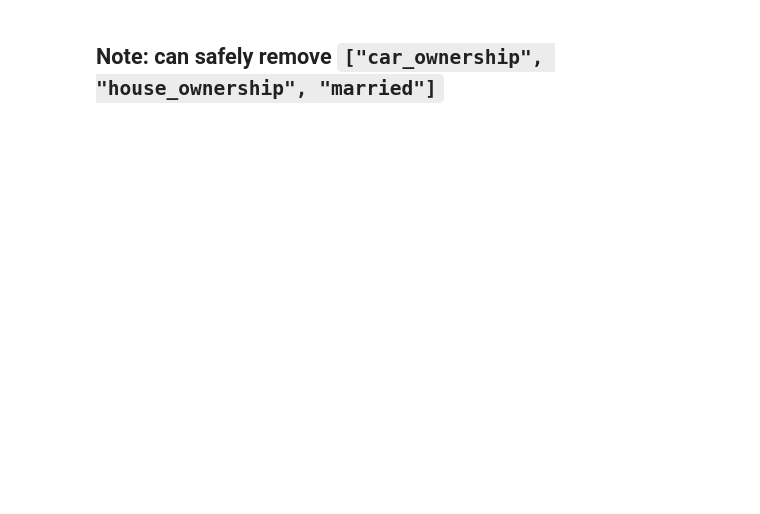
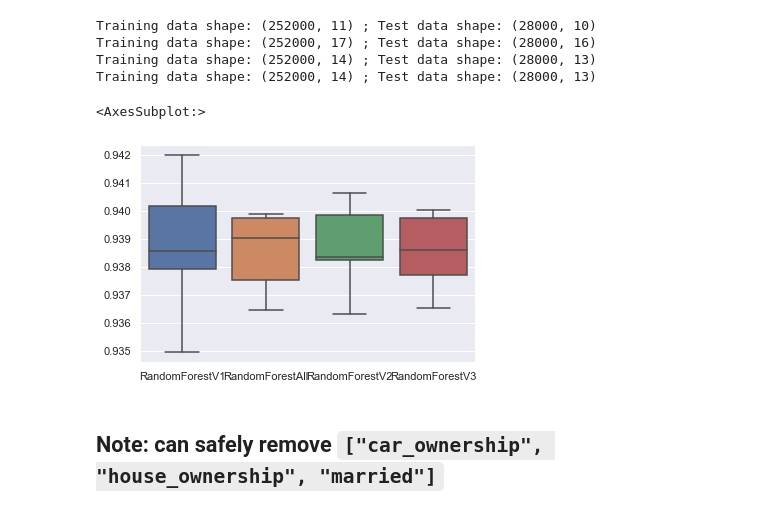
Before and after one commit to Thalaivar/univ_ai_hackathon, a Jupyter notebook: runs.ipynb, the cells around one changed output. Cells and saved outputs as stored; diff of their text form; code cells hidden in the pictures; blank space fills up the shorter version.

```diff
--- a/runs.ipynb
+++ b/runs.ipynb
@@ -39,16 +46,23 @@ plt.show()
 # %%
 clf = RandomForestClassifier(n_jobs=-1, class_weight="balanced", max_features=1)
 models = {
     "RandomForestV1": [clone(clf), ["car_ownership", "house_ownership", "married", "profession", "city", "state"]],
     "RandomForestAll": [clone(clf), []],
     "RandomForestV2": [clone(clf), ["profession", "city", "state"]],
     "RandomForestV3": [clone(clf), ["car_ownership", "house_ownership", "married"]]
 }
 
 res = pd.DataFrame.from_dict(
-        {model_name: eval_model(model, data_preprocess(drop_cols, transforms)[0]) for model_name, (model, drop_cols) in models.items()}
+        {model_name: eval_model(model, data_preprocess(drop_cols, SINGLE_TRANSFORMS, DOUBLE_TRANSFORMS)[0]) for model_name, (model, drop_cols) in models.items()}
     )
 sns.boxplot(data=res)
+# %% [output]
+Training data shape: (252000, 11) ; Test data shape: (28000, 10)
+Training data shape: (252000, 17) ; Test data shape: (28000, 16)
+Training data shape: (252000, 14) ; Test data shape: (28000, 13)
+Training data shape: (252000, 14) ; Test data shape: (28000, 13)
+<AxesSubplot:>
+[figure, added]
 # %%
 model = RandomForestClassifier(n_estimators=1000, max_features=1, class_weight="balanced", n_jobs=-1)
 df_train, df_test = data_preprocess(drop_cols=["car_ownership", "house_ownership", "married"], transform_fns=transforms)
```
Also changed, not shown: parts of 11 cells of this notebook, 17 other files.
